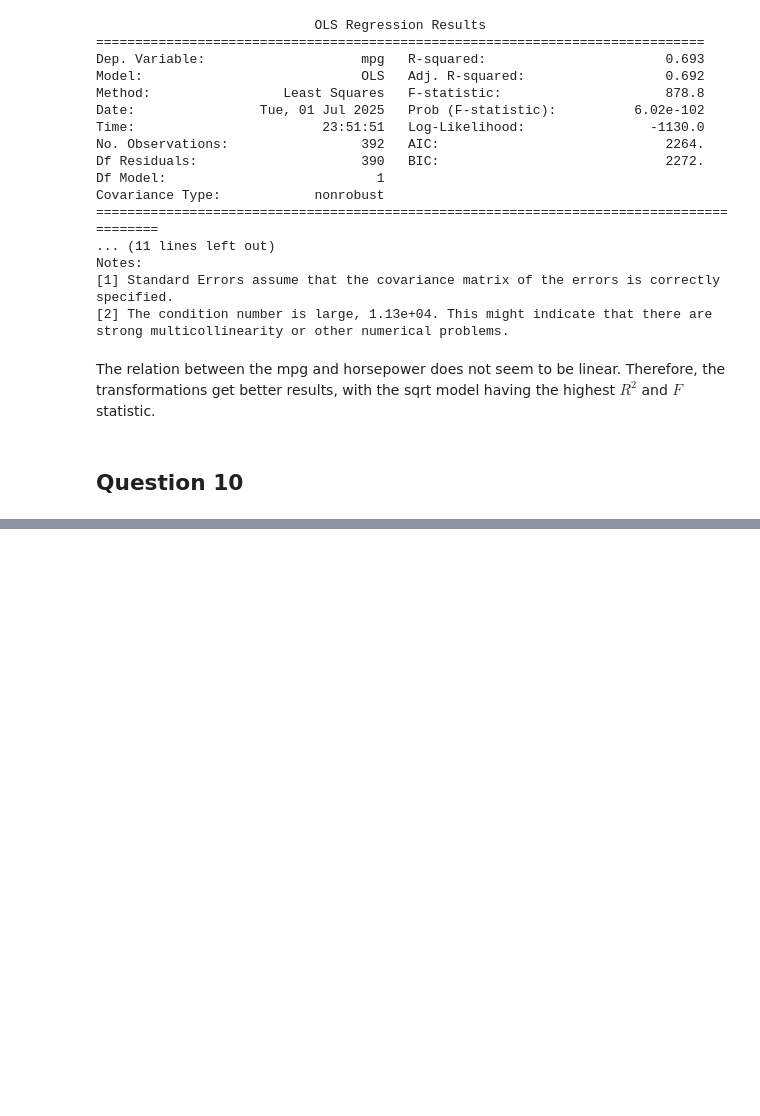
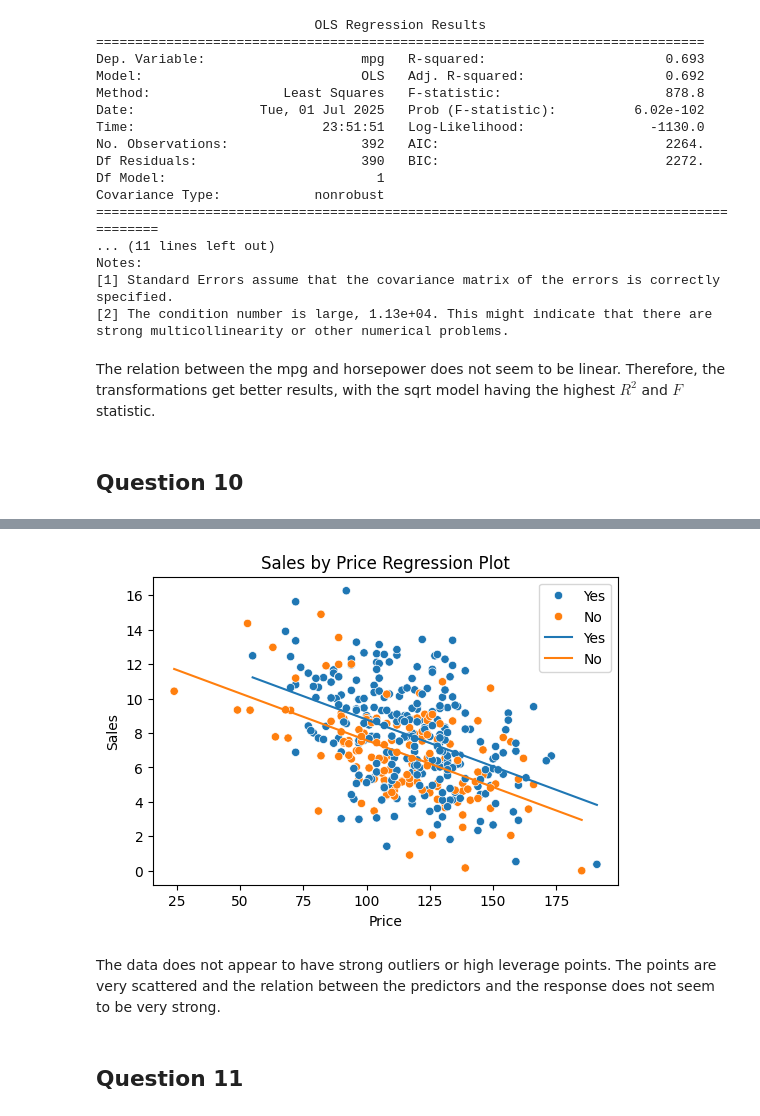
Before and after one commit to mateusmelo821/ISL-Exercises, a Jupyter notebook: Chapter_3.ipynb, the cells around one changed output, grey strips where cells are left out. Saved outputs shown, nothing was run; the diff lists cells and outputs as text; code cells hidden in the pictures; blank space fills up the shorter version.

```diff
--- a/Chapter_3.ipynb
+++ b/Chapter_3.ipynb
@@ -461,0 +566,15 @@ The relation between the mpg and horsepower does not seem to be linear. Therefor
+# %%
+fig, ax = plt.subplots(figsize=(6, 4))
+sns.scatterplot(x='Price', y='Sales', hue='US',data=df_carseats, ax=ax)
+sns.lineplot(x='Price', y=y_pred, hue='US',data=df_carseats, ax=ax)
+ax.set_xlabel("Price")
+ax.set_ylabel("Sales")
+ax.legend()
+ax.set_title("Sales by Price Regression Plot")
+plt.show()
+# %% [output]
+[figure, added]
+# %% [markdown]
+The data does not appear to have strong outliers or high leverage points. The points are very scattered and the relation between the predictors and the response does not seem to be very strong.
+# %% [markdown]
+## Question 11
```
Also changed, not shown: parts of 17 cells of this notebook.
